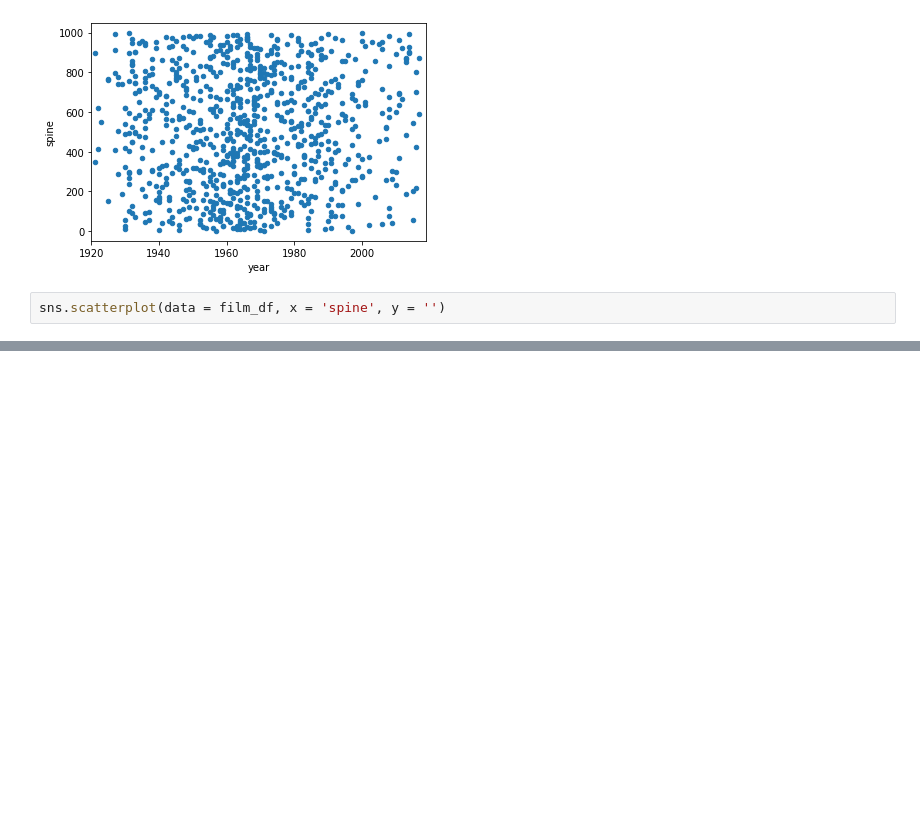
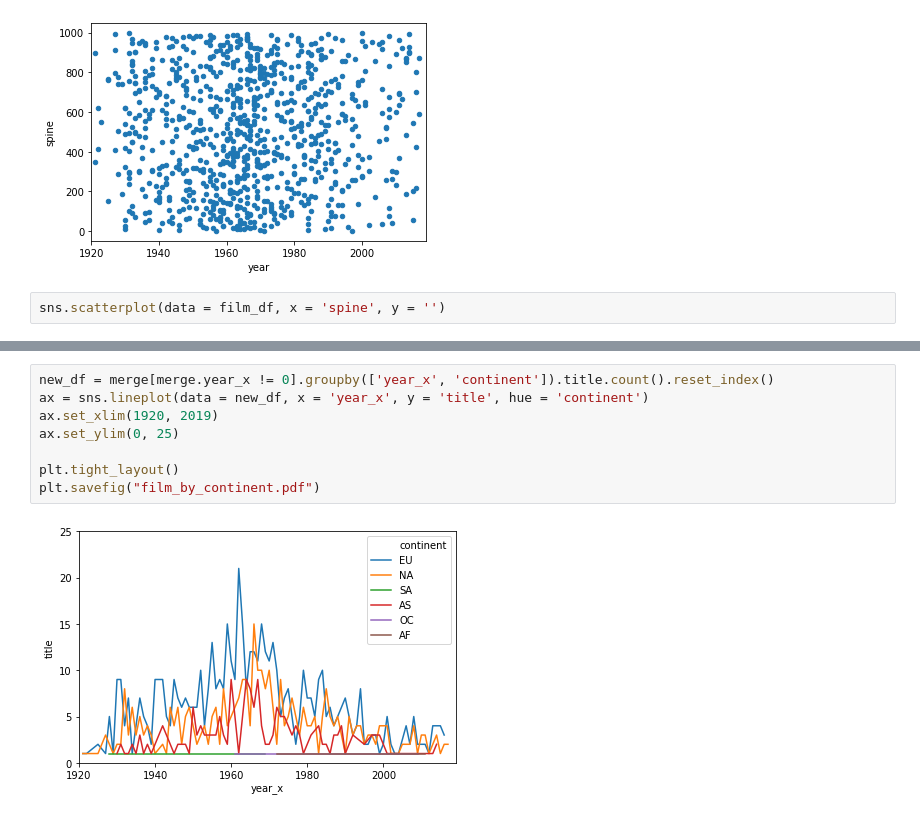
Before and after one commit to talola612/data-studio-projects, a Jupyter notebook: Criterion Channel/Analysis.ipynb, the cells around one changed output, grey strips where cells are left out. Saved outputs shown, nothing was run; the diff lists cells and outputs as text; blank space fills up the shorter version.

```diff
--- a/Criterion Channel/Analysis.ipynb
+++ b/Criterion Channel/Analysis.ipynb
@@ -313,0 +365,10 @@ sns.scatterplot(data = film_df, x = 'spine', y = '')
+# %%
+new_df = merge[merge.year_x != 0].groupby(['year_x', 'continent']).title.count().reset_index()
+ax = sns.lineplot(data = new_df, x = 'year_x', y = 'title', hue = 'continent')
+ax.set_xlim(1920, 2019)
+ax.set_ylim(0, 25)
+
+plt.tight_layout()
+plt.savefig("film_by_continent.pdf")
+# %% [output]
+[figure, added]
```
Also changed, not shown: parts of 7 cells of this notebook, 14 other files.
